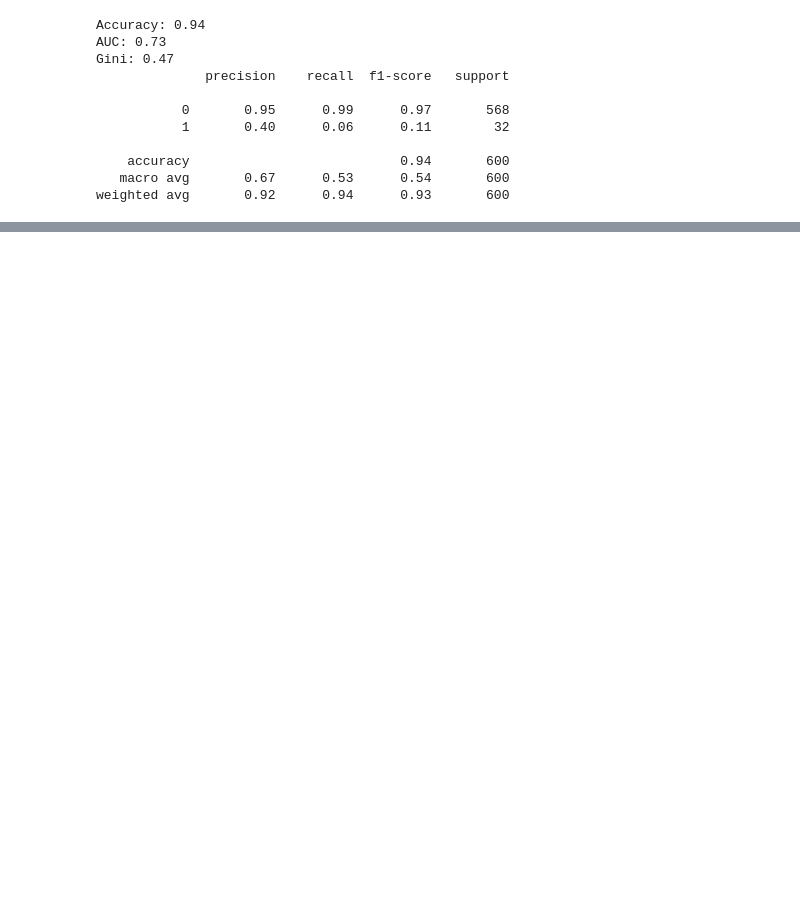
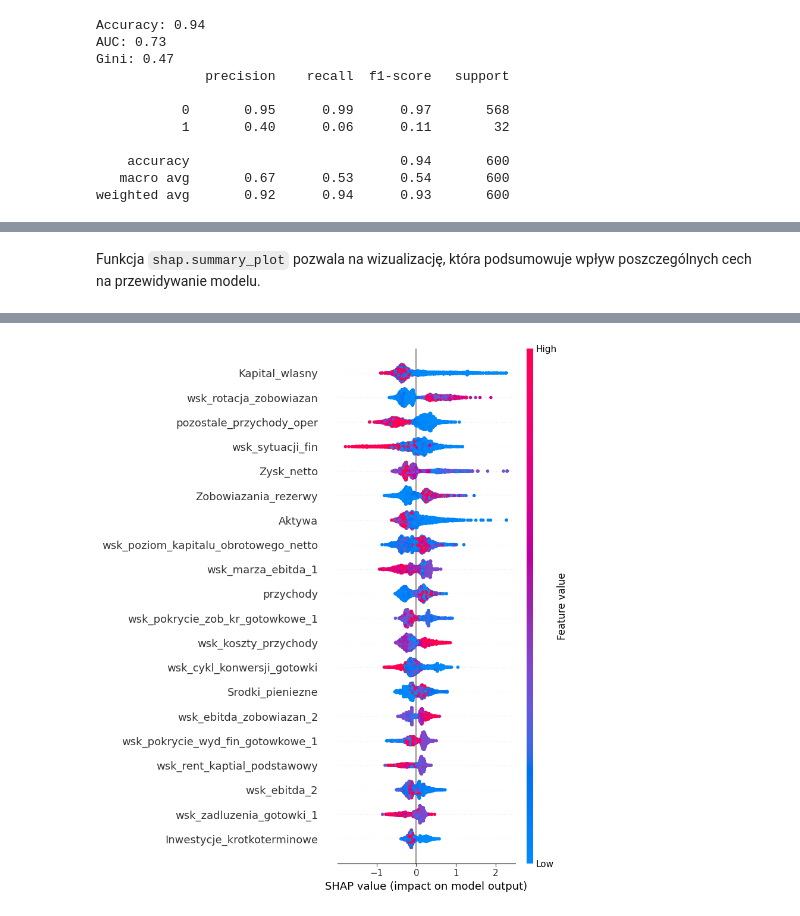
Before and after one commit to wojtek2288/interpretowalnosc, a Jupyter notebook: projekt.ipynb, the cells around one changed output, grey strips where cells are left out. Saved outputs shown, nothing was run; the diff lists cells and outputs as text; code cells hidden in the pictures; blank space fills up the shorter version.

```diff
--- a/projekt.ipynb
+++ b/projekt.ipynb
@@ -410,0 +445,6 @@ Jak widać na powyższym wykresie, model najbardziej kieruje się zmiennymi `Akt
+# %%
+calibrated_model = CalibratedClassifierCV(best_estimator, method='sigmoid')
+
+calibrated_model.fit(X_train, y_train)
+
+test_model(calibrated_model, X_test, y_test)
@@ -487,2 +559,2 @@ data_after_pca
 # %%
-X_train, X_test, y_train, y_test = train_test_split(data_after_pca, target, test_size=TEST_SIZE, stratify=target, random_state=RANDOM_STATE)
+X_train2, X_test2, y_train2, y_test2 = train_test_split(data_after_pca, target, test_size=TEST_SIZE, stratify=target, random_state=RANDOM_STATE)
@@ -535,0 +592,5 @@ weighted avg       0.91      0.94      0.92       600
+# %%
+model = XGBClassifier()
+model.fit(X_train, y_train)
+explainer = shap.Explainer(model, X_train)
+shap_values = explainer(X_train)
@@ -535,0 +609,5 @@ weighted avg       0.91      0.94      0.92       600
+# %% [markdown]
+Funkcja `shap.summary_plot` pozwala na wizualizację, która podsumowuje wpływ poszczególnych cech na przewidywanie modelu.
+# %%
+shap.summary_plot(shap_values, X_train)
+# %% [output]
@@ -535,0 +615 @@ weighted avg       0.91      0.94      0.92       600
+[figure, added]
```
Also changed, not shown: parts of 34 cells of this notebook.
